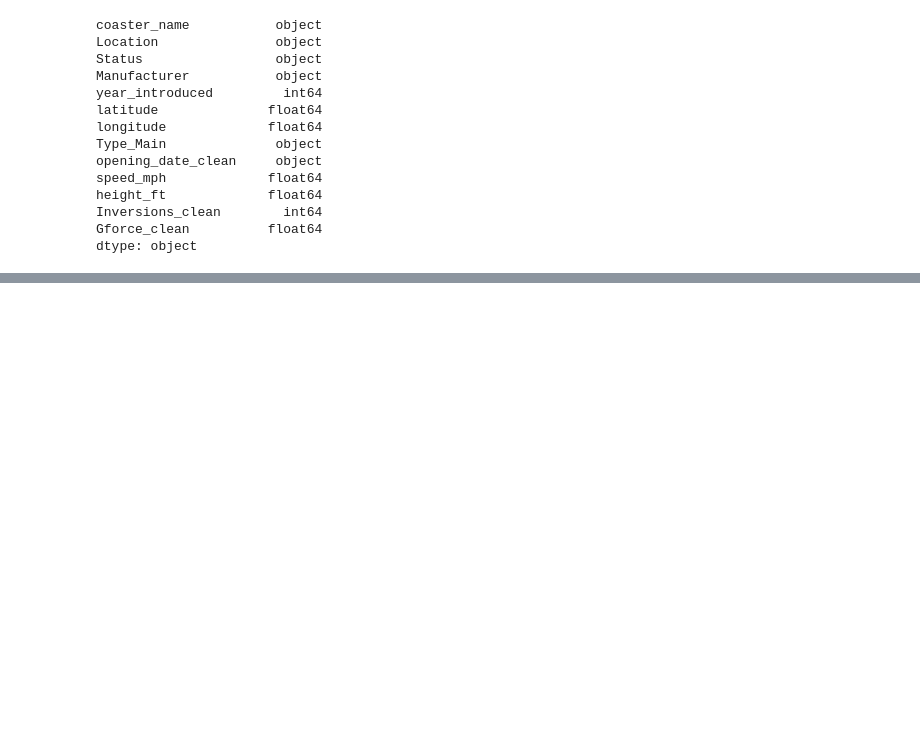
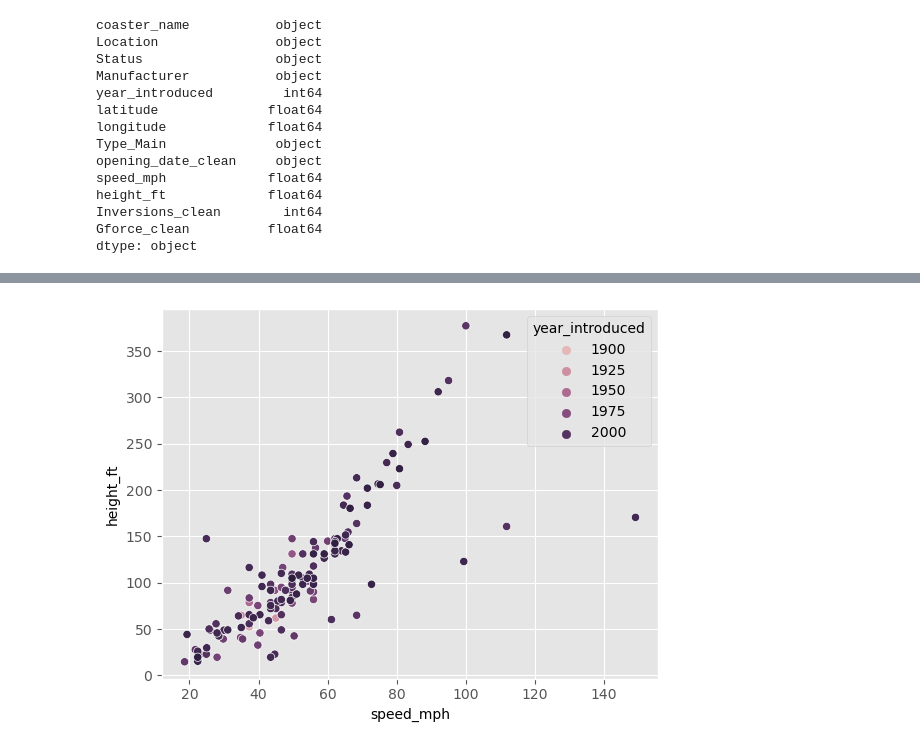
Before and after one commit to martinezjuanc/dataProjects, a Jupyter notebook: Roller Coaster Exploratory Database.ipynb, the cells around one changed output, grey strips where cells are left out. Saved outputs shown, nothing was run; the diff lists cells and outputs as text; code cells hidden in the pictures; blank space fills up the shorter version.

```diff
--- a/Roller Coaster Exploratory Database.ipynb
+++ b/Roller Coaster Exploratory Database.ipynb
@@ -166,0 +195,5 @@ df.loc[df.duplicated()]
+# %%
+sns.scatterplot(x='speed_mph', y='height_ft', data=df, hue='year_introduced')
+plt.show()
+# %% [output]
+[figure, added]
```
Also changed, not shown: parts of 6 cells of this notebook.
